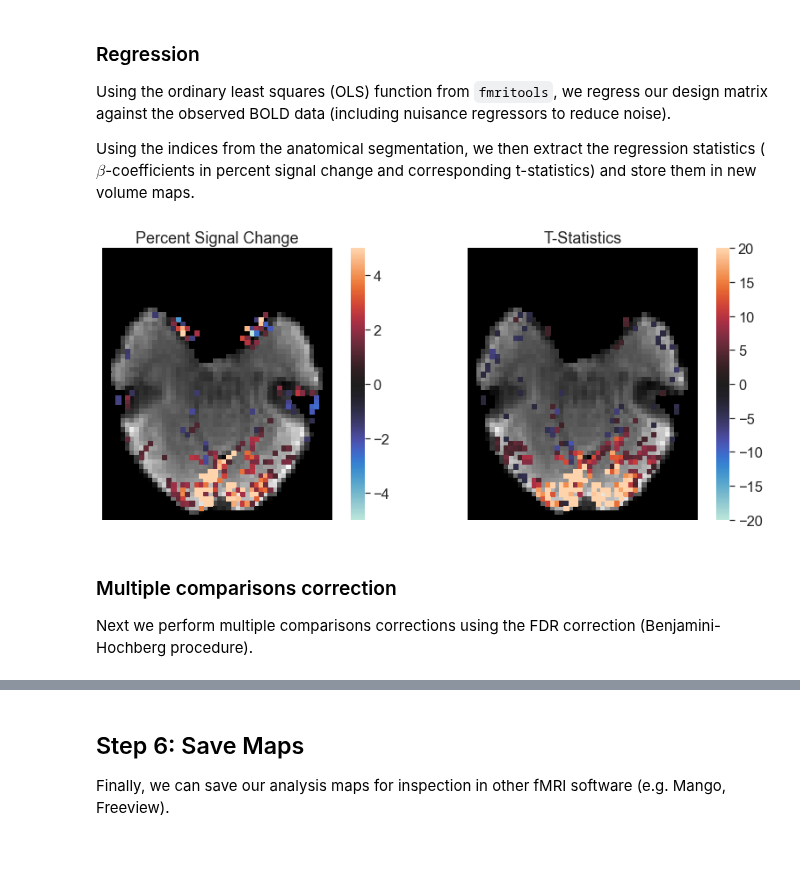
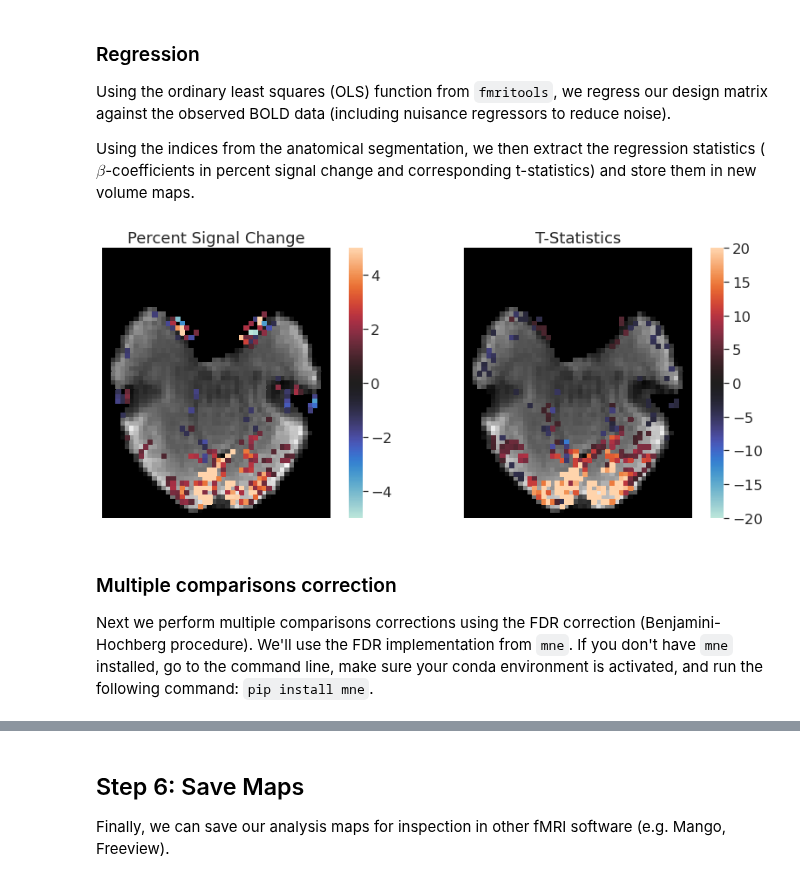
Before and after one commit to yunchang-z/neu502b-lab, a Jupyter notebook: fmri-06/fmri-06-volume.ipynb, the cells around one changed output, grey strips where cells are left out. Cells and saved outputs as stored; diff of their text form; code cells hidden in the pictures; blank space fills up the shorter version.

```diff
--- a/fmri-06/fmri-06-volume.ipynb
+++ b/fmri-06/fmri-06-volume.ipynb
@@ -242,7 +203,7 @@ In this final step, we column stack our nuisance regressors into one nuisance ma
 intercept = np.ones(n_acq)
 
 ## Stack nuisance regressors.
-Z = np.column_stack([intercept, motion, scrubbers, compcor])
+Z = np.column_stack([intercept, motion, scrubbers, acompcor])
 # %% [markdown]
 ## Step 3 (Recommended): Check Collinearity
 
@@ -321,7 +282,7 @@ indices = np.where(np.logical_or(aseg == 3,    # Left cortex
 raw = func[indices]
 
 ## Transpose data to shape (n_times, n_voxels)
-raw = raw.T
+Y = raw.T
 print('Masked func dim:\t(T=%s, V=%s)' %raw.shape)
 # %% [output]
 Functional data dim:    (X=50, Y=59, Z=1, T=250)
@@ -334,25 +291,3 @@ We apply a highpass filter to the data. A 1/100s highpass filter is standard, bu
-# %%
-from nilearn.signal import clean
-
-#~~~~~~~~~~~~~~~~~~~~~~~~~~~~~~~~~~~~~~~~~~#
-### Define parameters.
-#~~~~~~~~~~~~~~~~~~~~~~~~~~~~~~~~~~~~~~~~~~#
-
-## Define metadata.
-high_pass = 1 / 100.
-
-#~~~~~~~~~~~~~~~~~~~~~~~~~~~~~~~~~~~~~~~~~~#
-### Filter / Convert to PSC.
-#~~~~~~~~~~~~~~~~~~~~~~~~~~~~~~~~~~~~~~~~~~#
-
-## Compute mean signal.
-mu = raw.mean(axis=0)
-
-## Apply highpass data.
-Y = clean(raw, detrend=True, standardize=False, high_pass=high_pass, t_r=tr)
-
-## Convert to percent signal change.
-Y = Y / mu * 100
 # %% [markdown]
 ## Step 5: fMRI First Level Analysis
 
@@ -364,7 +299,16 @@ Using the ordinary least squares (OLS) function from `fmritools`, we regress our
 
 Using the indices from the anatomical segmentation, we then extract the regression statistics ($\beta$-coefficients in percent signal change and corresponding t-statistics) and store them in new volume maps.
 # %%
+from nilearn.signal import clean
 from fmritools.stats import OLS
+
+#~~~~~~~~~~~~~~~~~~~~~~~~~~~~~~~~~~~~~~~~~~#
+### Filter data and model.
+#~~~~~~~~~~~~~~~~~~~~~~~~~~~~~~~~~~~~~~~~~~#
+
+high_pass = 1/128
+
+Y = clean(Y, detrend=True, high_pass=high_pass, standardize='psc', t_r=tr)
 
 #~~~~~~~~~~~~~~~~~~~~~~~~~~~~~~~~~~~~~~~~~~#
 ### Perform OLS regression.
@@ -392,38 +336,38 @@ t_map[indices] = fit.tvalues             # Store regression coeficients (PSC) in
 ## Initialize canvas.
 fig, axes = plt.subplots(1,2,figsize=(12,5))
 
 ## Load BOLD reference.
 f = 'sub-01_task-visualcontrol_space-T1w_desc-boldref.nii.gz'
 boldref = nib.load(f).get_fdata()
 boldref = boldref[:,::-1].T.squeeze()
 
 ## Make copies for visualization.
 psc_viz = psc_map[:,::-1].T.squeeze().copy()
 psc_viz = np.where(np.abs(psc_viz)>1, psc_viz, np.nan)
 t_viz = t_map[:,::-1].T.squeeze().copy()
 t_viz = np.where(np.abs(t_viz)>3, t_viz, np.nan)
 
 ## Plot percent signal change.
 ax = sns.heatmap(boldref, cmap='binary_r', square=True, cbar=False,
                  xticklabels=[], yticklabels=[], ax=axes[0])
 ax = sns.heatmap(psc_viz, center=0, vmin=-5, vmax=5, square=True,
                  xticklabels=[], yticklabels=[], ax=axes[0])
 ax.set(title='Percent Signal Change')
 
 ## Plot t-statistics.
 ax = sns.heatmap(boldref, cmap='binary_r', square=True, cbar=False,
                  xticklabels=[], yticklabels=[], ax=axes[1])
 ax = sns.heatmap(t_viz, center=0, vmin=-20, vmax=20, square=True,
                  xticklabels=[], yticklabels=[], ax=axes[1])
 ax.set(title='T-Statistics')
 
 plt.tight_layout()
 # %% [output]
-[figure, old version]
+[figure, new version]
 # %% [markdown]
 ### Multiple comparisons correction
 
-Next we perform multiple comparisons corrections using the FDR correction (Benjamini-Hochberg procedure).
+Next we perform multiple comparisons corrections using the FDR correction (Benjamini-Hochberg procedure). We'll use the FDR implementation from `mne`. If you don't have `mne` installed, go to the command line, make sure your conda environment is activated, and run the following command: `pip install mne`.
 # %%
 from mne.stats import fdr_correction
 
```
Also changed, not shown: parts of 8 cells of this notebook.
